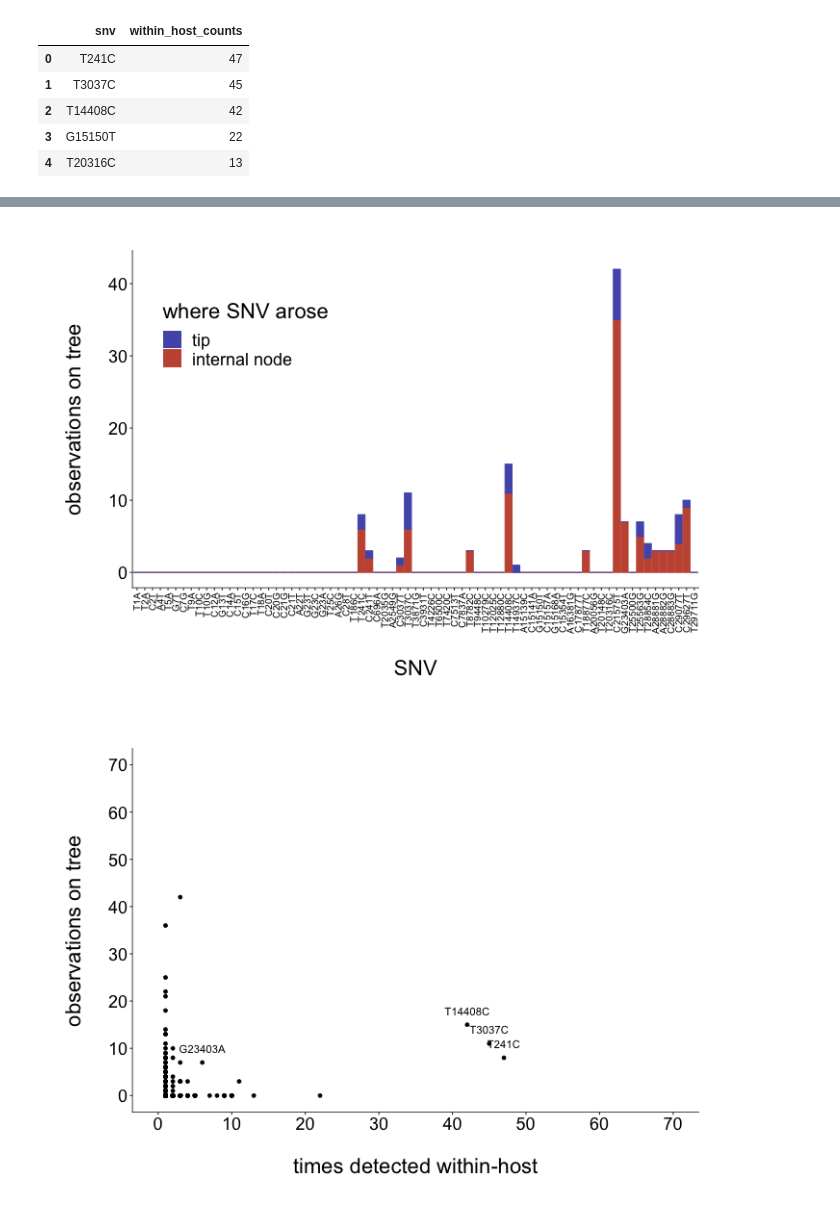
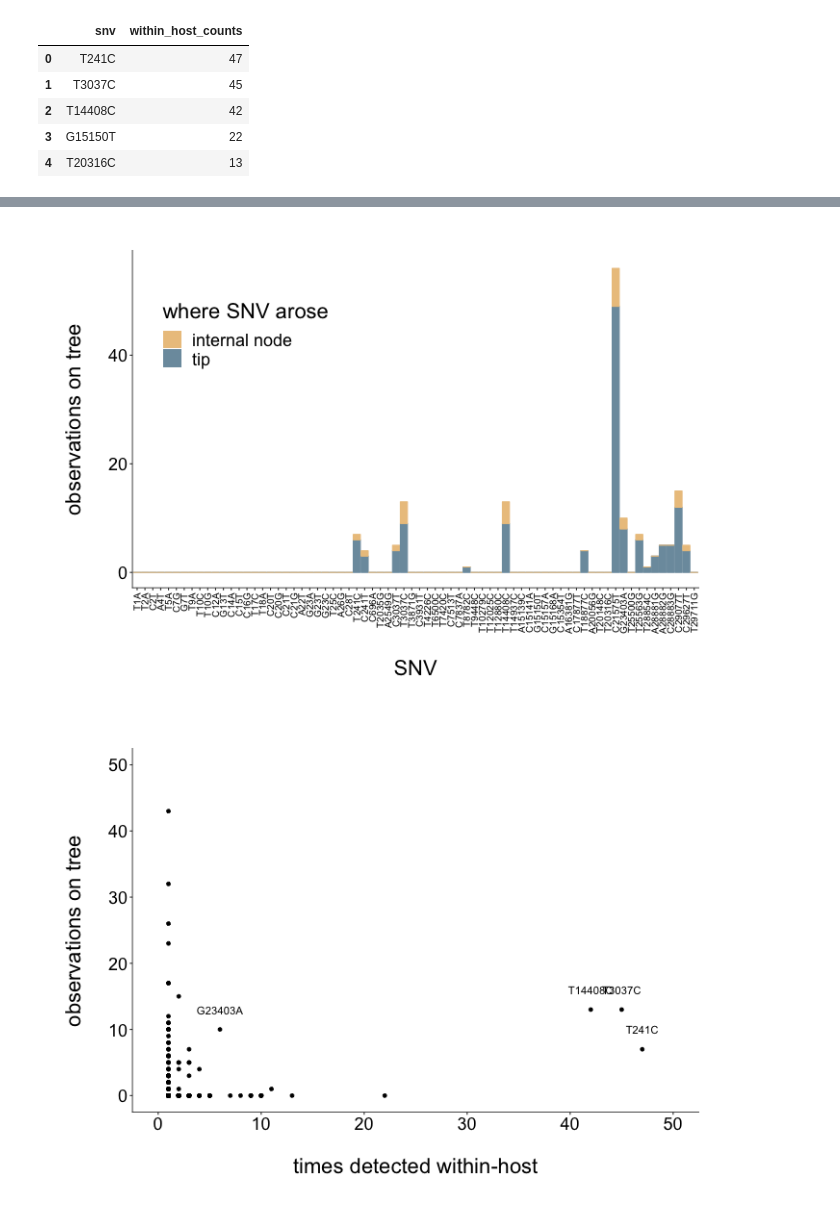
Before and after one commit to lmoncla/ncov-WI-within-host, a Jupyter notebook: scripts/query-within-host-snvs-in-tree.ipynb, the cells around one changed output, grey strips where cells are left out. Drawn from its saved outputs; the diff is of its cells as text; code cells hidden in the pictures.

```diff
--- a/scripts/query-within-host-snvs-in-tree.ipynb
+++ b/scripts/query-within-host-snvs-in-tree.ipynb
@@ -97,8 +102,11 @@ clades_file = "../data/clades-file-2020-08-28.txt"
 vcf_directory = "../data/vcfs-all/"
 
 # N transcript was a control; sample/tube 6, UW-30, has an snv at basically every single site after a certain
-# point in the genome. it has 418 SNVs!!! I'm excluding it
-samples_to_ignore = ["N_transcript","6"]
+# point in the genome. it has 418 SNVs!!! I'm excluding it; finally, I am going to exclude tube 127, USA/WI-UW-118/2020
+# which has >50 indels and >50 SNVs. It has a pretty high Ct as well, so I think these are probably errors as it is
+# a very clear outlier
+# remove 302, 303, 304, 302, 735, and 736 because these are time-series!
+samples_to_ignore = ["N_transcript","6", "127","302","303","304","735","736"]
 
 # set the length of homopolymers that you want to use
 homopolymer_length = 3
@@ -127,8 +135,12 @@ See the caveats in the documentation: http://pandas.pydata.org/pandas-docs/stabl
   errors=errors)
 # %%
 """subset data to include only SNVs and indels >3% frequency"""
-snvs_only = snvs_only[snvs_only['minor_frequency'] >= float(variant_percent)]
-indels_only = indels_only[indels_only['minor_frequency'] >= float(variant_percent)]
+snvs_only = snvs_only[snvs_only[frequency_column] >= float(variant_percent)]
+indels_only = indels_only[indels_only[frequency_column] >= float(variant_percent)]
+
+"""subset data to include only SNVs and indels <50% frequency"""
+snvs_only = snvs_only[snvs_only[frequency_column] <= float(0.5)]
+indels_only = indels_only[indels_only[frequency_column] <= float(0.5)]
 # %%
 all_intersection_variants.head()
 # %% [output]
@@ -145,6 +157,6 @@ print(len(all_intersection_variants))
 # %%
-snvs_to_query = set(snvs_only['minor_nuc_muts'])
-indels_to_query = set(indels_only['minor_nuc_muts'])
+snvs_to_query = set(snvs_only[variant_column])
+indels_to_query = set(indels_only[variant_column])
 all_variants_to_query = snvs_to_query.copy()
 all_variants_to_query.update(indels_to_query)
 print(len(snvs_to_query))
@@ -488,0 +498,6 @@ node_color = "#545AB7"
+# %%
+node_color = "#ECC58C"
+tip_color = "#7C9BAC"
+# original blue and red
+# node_color = "#C75643"
+# tip_color = "#545AB7"
@@ -606,35 +670,35 @@ df_to_plot2$snv_f = factor(df_to_plot2$snv, levels=c(order_of_variants))
 
 output_filename = paste("SNVs-on-global-tree-at-least-",times_detected_cutoff_to_plot,"times-detected-",variant_percent,"percent-",current_date,".pdf", sep="")
 
 p <- ggplot(data=df_to_plot2, aes(x=snv_f, y=value, color=variable, fill=variable)) +
     geom_col()+
     geom_text(data=df_to_plot2, aes(x=snv_f, y=total_tree_counts + 0.5, label=significance), color="black",size=15)+
     labs(x="\nSNV",y="observations on tree\n")+
     scale_color_manual(values=c(arose_on_tip=tip_color,arose_on_internal_node=node_color), guide=FALSE)+
-    scale_fill_manual(values=c(arose_on_tip=tip_color,arose_on_internal_node=node_color), labels=c("tip", "internal node"))+
+    scale_fill_manual(values=c(arose_on_tip=tip_color,arose_on_internal_node=node_color), labels=c(arose_on_tip="tip", arose_on_internal_node="internal node"))+
     #scale_y_continuous(breaks=seq(0,70,10), limits=c(0,70))+
     theme(panel.grid.major=element_line(colour=NA,size=NA))+
     theme(panel.grid.minor=element_line(colour=NA,size=NA))+
     theme(strip.background = element_rect(colour=NA, fill=NA))+
     theme(axis.line.x=element_line(colour="black"))+
     theme(axis.line.y=element_line(colour="black"))+
     theme(axis.title=element_text(size=22, vjust=5))+
     theme(axis.text.y=element_text(size=18, colour="black"))+
     theme(axis.text.x=element_text(size=10, colour="black", angle=90, hjust=1,vjust=0.5))+
     theme(legend.text=element_text(size=18))+
     theme(legend.title=element_text(size=22))+
     theme(panel.margin=unit(1, "lines"))+
     theme(plot.margin=unit(c(1,4,1,1),"cm"))+
     theme(legend.key.size=unit(0.7, "cm"))+
     theme(panel.background=element_rect(fill=NA))+
     theme(legend.key=element_rect(fill=NA))+
     theme(legend.position = c(0.2, 0.75))+
     guides(fill=guide_legend(title="where SNV arose"))
 
 ggsave(output_filename, width = 12, height = 10, device = "pdf", path = "../figures/", dpi = 300)
 p
 # %% [output]
-[figure, old version]
+[figure, new version]
 # %%
 %%R -w 800 -h 500 -u px -i variant_percent,current_date,within_vs_tree  # this sets the size of the plot...otherwise, it will go off the page
 
@@ -650,8 +714,8 @@ p <- ggplot(data=within_vs_tree, aes(x=within_host_counts, y=total_tree_counts))
     geom_text(aes(x=within_host_counts,y=total_tree_counts + 3,label=label), size=4)+
     scale_color_manual(values=c(arose_on_tip=tip_color,arose_on_internal_node=node_color), guide=FALSE)+
     scale_fill_manual(values=c(arose_on_tip=tip_color,arose_on_internal_node=node_color), labels=c("tip", "internal node"))+
-    scale_y_continuous(breaks=seq(0,70,10), limits=c(0,70))+
-    scale_x_continuous(breaks=seq(0,70,10), limits=c(0,70))+
+    scale_y_continuous(breaks=seq(0,50,10), limits=c(0,50))+
+    scale_x_continuous(breaks=seq(0,50,10), limits=c(0,50))+
     theme(panel.grid.major=element_line(colour=NA,size=NA))+
     theme(panel.grid.minor=element_line(colour=NA,size=NA))+
     theme(strip.background = element_rect(colour=NA, fill=NA))+
@@ -673,4 +737,4 @@ p <- ggplot(data=within_vs_tree, aes(x=within_host_counts, y=total_tree_counts))
 ggsave(output_filename, width = 9, height = 7, device = "pdf", path = "../figures/", dpi = 300)
 p
 # %% [output]
-[figure, old version]
+[figure, new version]
```
Also changed, not shown: parts of 39 cells of this notebook, 7 other files.
